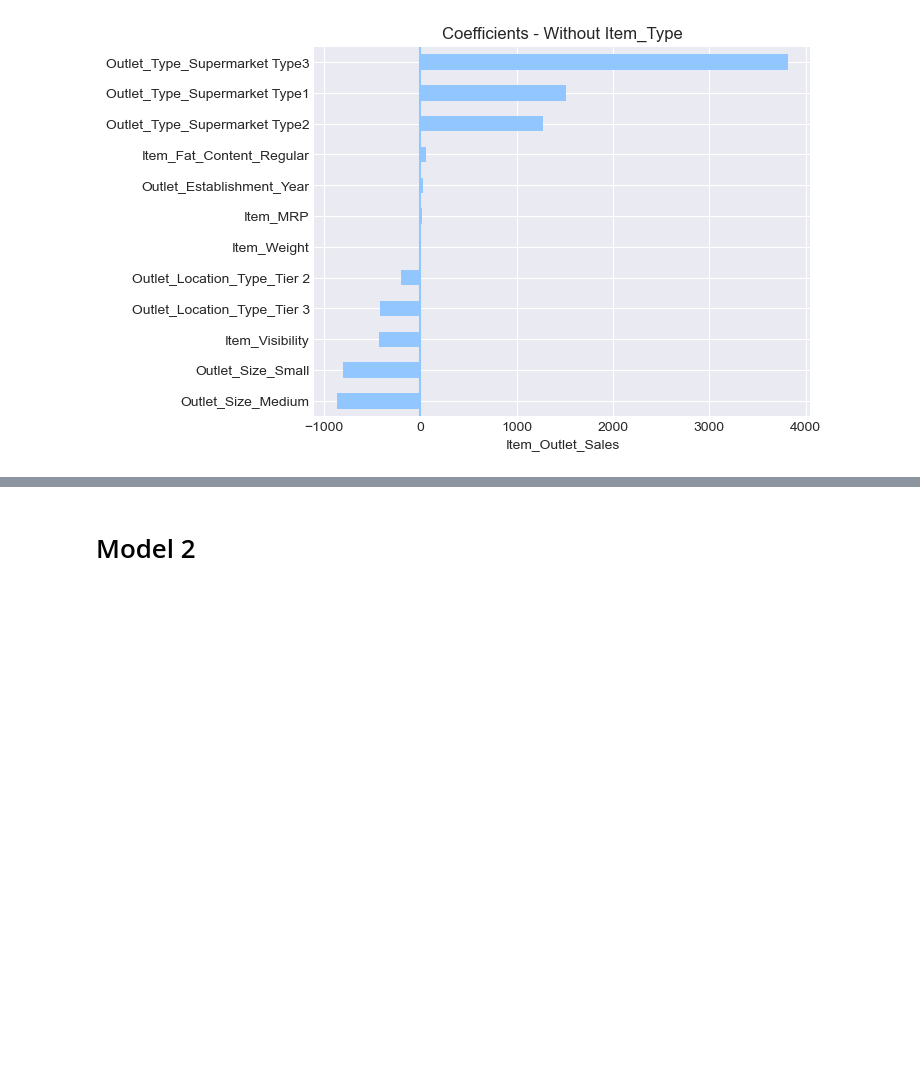
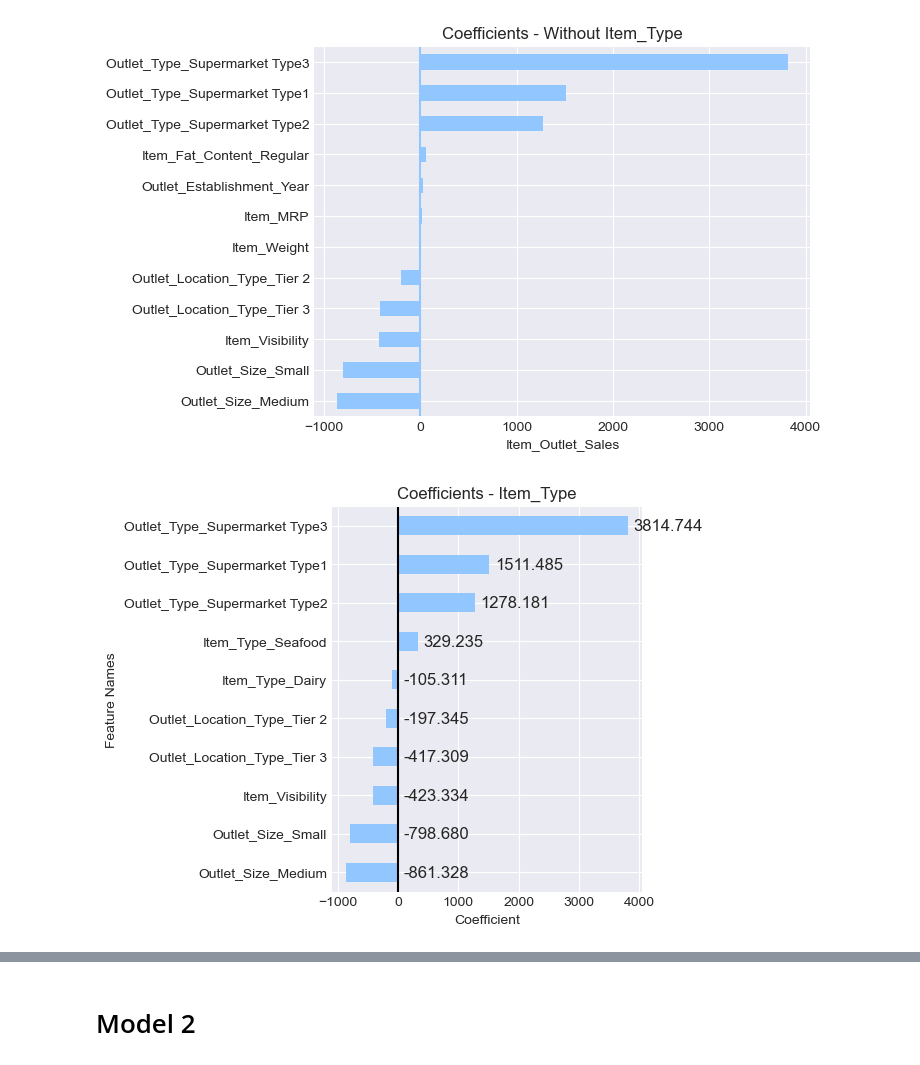
Before and after one commit to CaillahR/Importances-and-Coefficients, a Jupyter notebook: Part 1.ipynb, the cells around one changed output, grey strips where cells are left out. Saved outputs shown, nothing was run; the diff lists cells and outputs as text; code cells hidden in the pictures; blank space fills up the shorter version.

```diff
--- a/Part 1.ipynb
+++ b/Part 1.ipynb
@@ -984,3 +973,8 @@ ax.axvline(0)
 ax.set(xlabel="Item_Outlet_Sales", title="Coefficients - Without Item_Type");
 # %% [output]
 [figure]
+# %%
+ax = plot_coeffs(coefs,top_n=10, annotate=True);
+ax.set_title("Coefficients - Item_Type");
+# %% [output]
+[figure, added]
```
Also changed, not shown: parts of 74 cells of this notebook, 1 other file.
